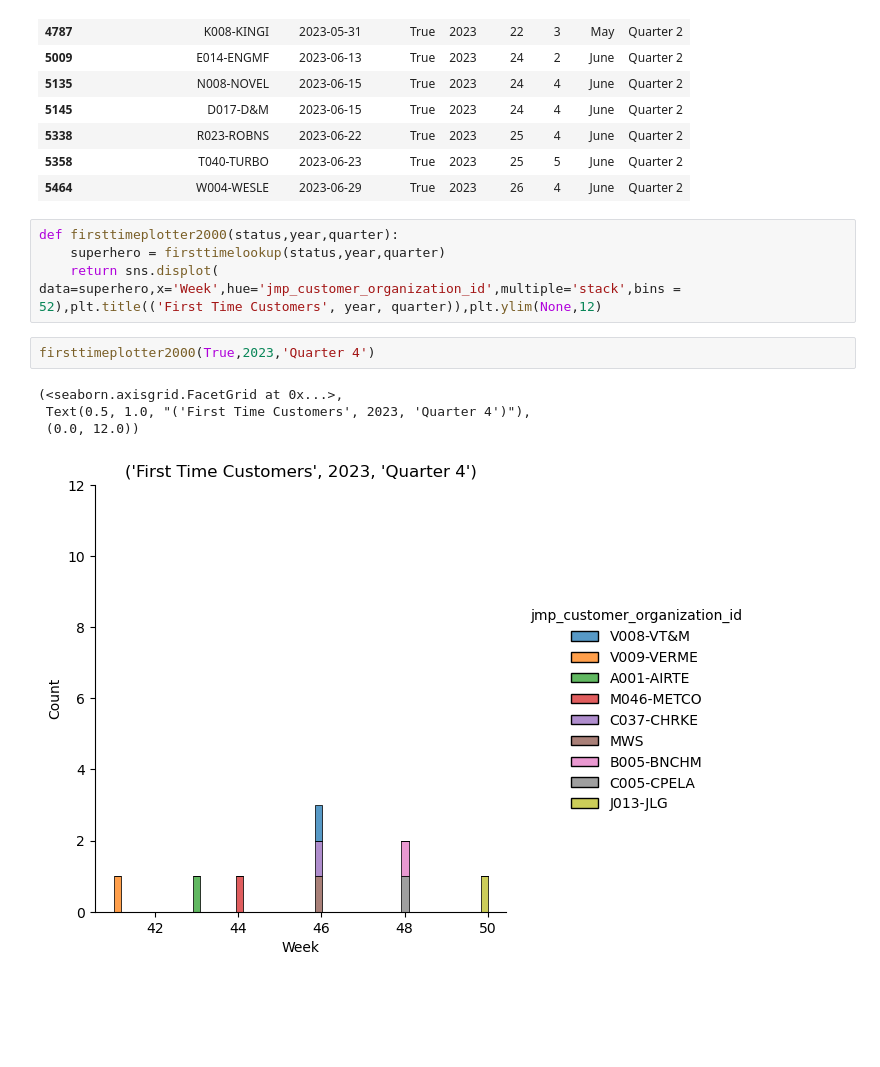
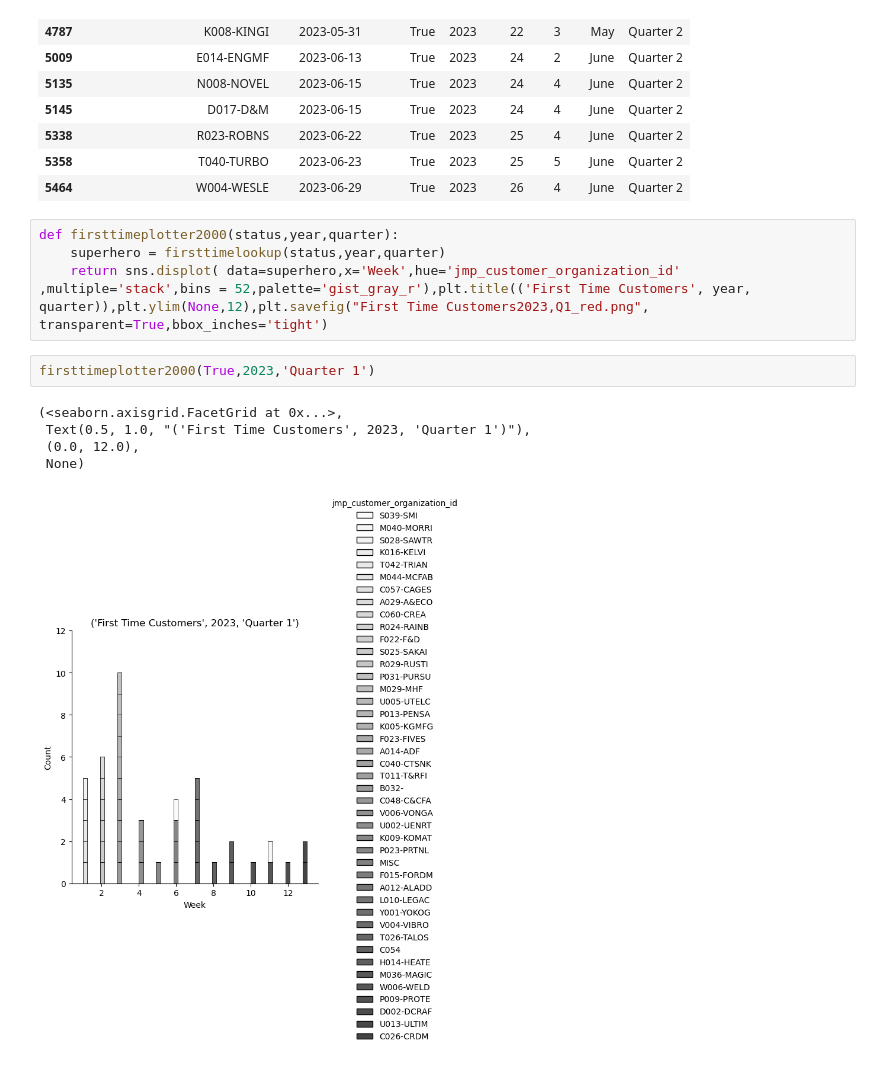
Before and after one commit to NSS-Full-Time-Data-Analytics-14/metal-fabrication-nutter_butter, a Jupyter notebook: metal.ipynb, the cells around one changed output. Cells and saved outputs as stored; diff of their text form; blank space fills up the shorter version.

```diff
--- a/metal.ipynb
+++ b/metal.ipynb
@@ -749,14 +789,15 @@ firsttimelookup(True,2023,'Quarter 2')
 | 5338 | R023-ROBNS | 2023-06-22 | True | 2023 | 25 | 4 | June | Quarter 2 |
 | 5358 | T040-TURBO | 2023-06-23 | True | 2023 | 25 | 5 | June | Quarter 2 |
 | 5464 | W004-WESLE | 2023-06-29 | True | 2023 | 26 | 4 | June | Quarter 2 |
-# %%
-def firsttimeplotter2000(status,year,quarter):
-    superhero = firsttimelookup(status,year,quarter)
-    return sns.displot( data=superhero,x='Week',hue='jmp_customer_organization_id',multiple='stack',bins = 52),plt.title(('First Time Customers', year, quarter)),plt.ylim(None,12)
+# %%
+def firsttimeplotter2000(status,year,quarter):
+    superhero = firsttimelookup(status,year,quarter)
+    return sns.displot( data=superhero,x='Week',hue='jmp_customer_organization_id' ,multiple='stack',bins = 52,palette='gist_gray_r'),plt.title(('First Time Customers', year, quarter)),plt.ylim(None,12),plt.savefig("First Time Customers2023,Q1_red.png", transparent=True,bbox_inches='tight')
 # %%
-firsttimeplotter2000(True,2023,'Quarter 4')
+firsttimeplotter2000(True,2023,'Quarter 1')
 # %% [output]
 (<seaborn.axisgrid.FacetGrid at 0x...>,
- Text(0.5, 1.0, "('First Time Customers', 2023, 'Quarter 4')"),
- (0.0, 12.0))
+ Text(0.5, 1.0, "('First Time Customers', 2023, 'Quarter 1')"),
+ (0.0, 12.0),
+ None)
-[figure, old version]
+[figure, new version]
```
Also changed, not shown: parts of 8 cells of this notebook, 10 other files.
